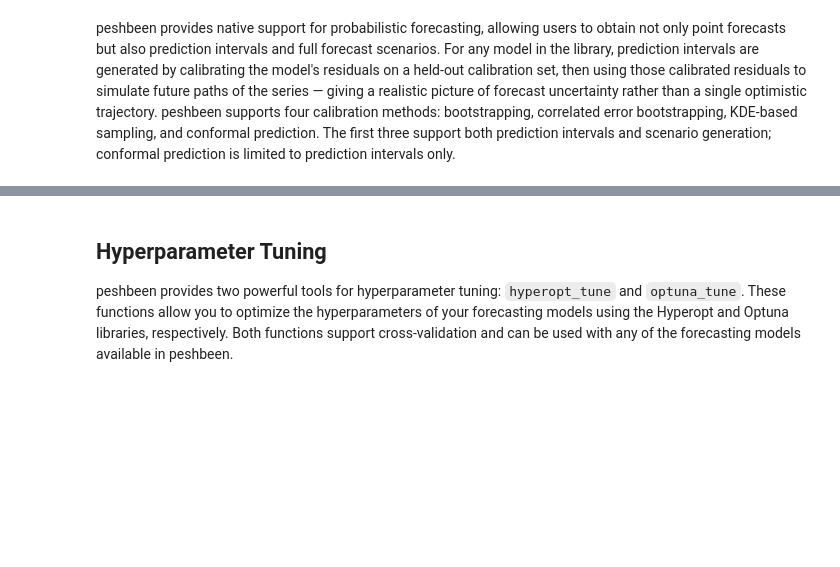
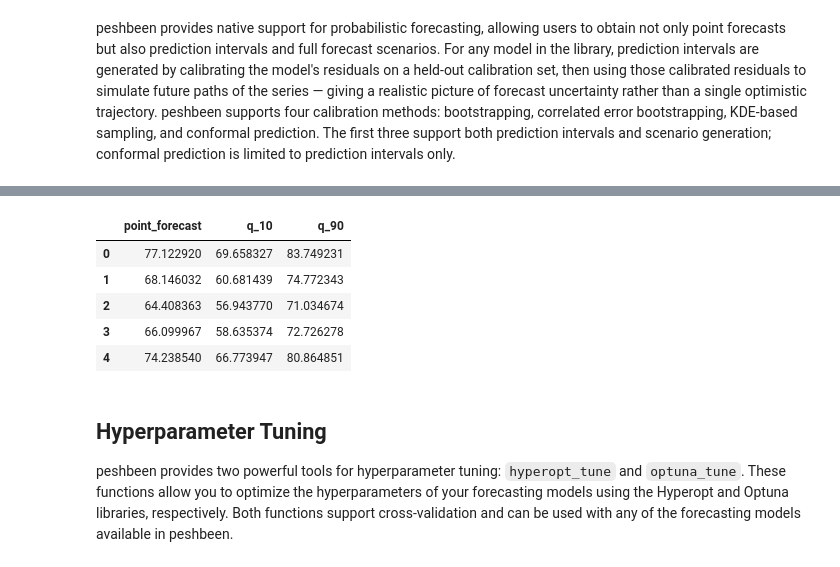
Before and after one commit to mustafaslanCoto/peshbeen, a Jupyter notebook: nbs/user_guide.ipynb, the cells around one changed output, grey strips where cells are left out. Drawn from its saved outputs; the diff is of its cells as text; code cells hidden in the pictures; blank space fills up the shorter version.

```diff
--- a/nbs/user_guide.ipynb
+++ b/nbs/user_guide.ipynb
@@ -532,3 +565,17 @@ plt.show()
+# %%
+lr_model = ml_forecaster(model=LinearRegression(),
+              target_col='sales', lags = 7, box_cox=0.5, lag_transform=transformations)
+prob_model_insample = prob_forecasts(model=lr_model, H=30, n_calibration=None, random_state=42) # Just leave n_calibration as None to use the training data for calibration
+prob_samples = prob_model_insample.sample(df=train_exog, n_samples=1000, method="kde", future_exog=test_exog)
+
+prob_samples.sample_quantiles(quantiles=[0.1, 0.9]).head()
+# %% [output]
+|  | point_forecast | q_10 | q_90 |
+| 0 | 77.122920 | 69.658327 | 83.749231 |
+| 1 | 68.146032 | 60.681439 | 74.772343 |
+| 2 | 64.408363 | 56.943770 | 71.034674 |
+| 3 | 66.099967 | 58.635374 | 72.726278 |
+| 4 | 74.238540 | 66.773947 | 80.864851 |
 # %% [markdown]
 ## Hyperparameter Tuning
 
```
Also changed, not shown: parts of 10 cells of this notebook.
